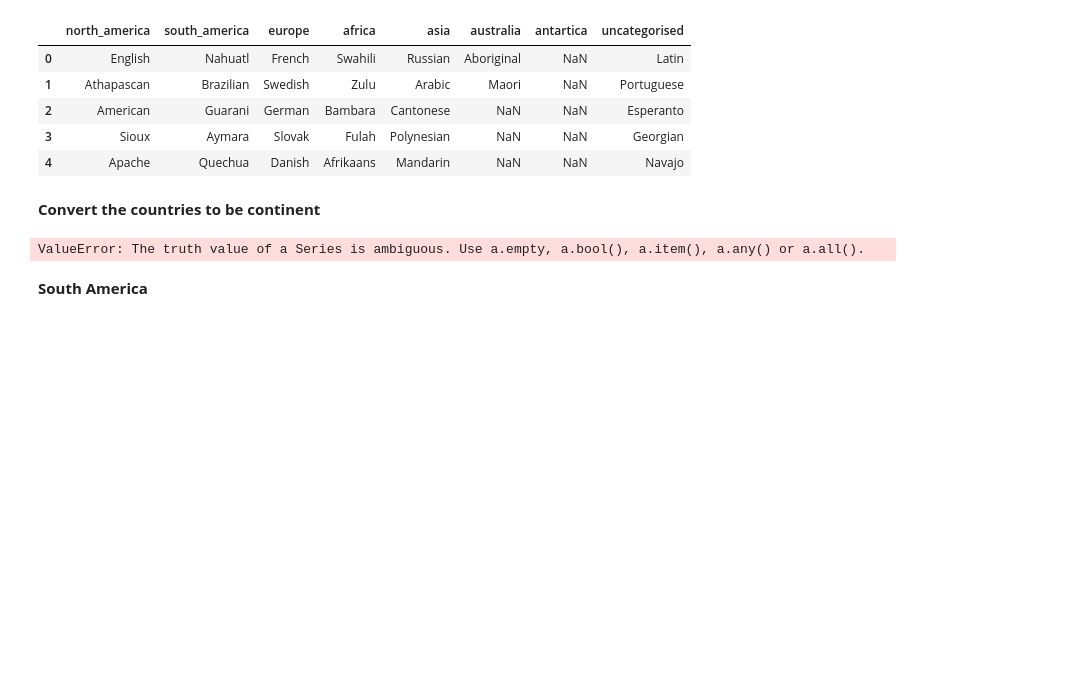
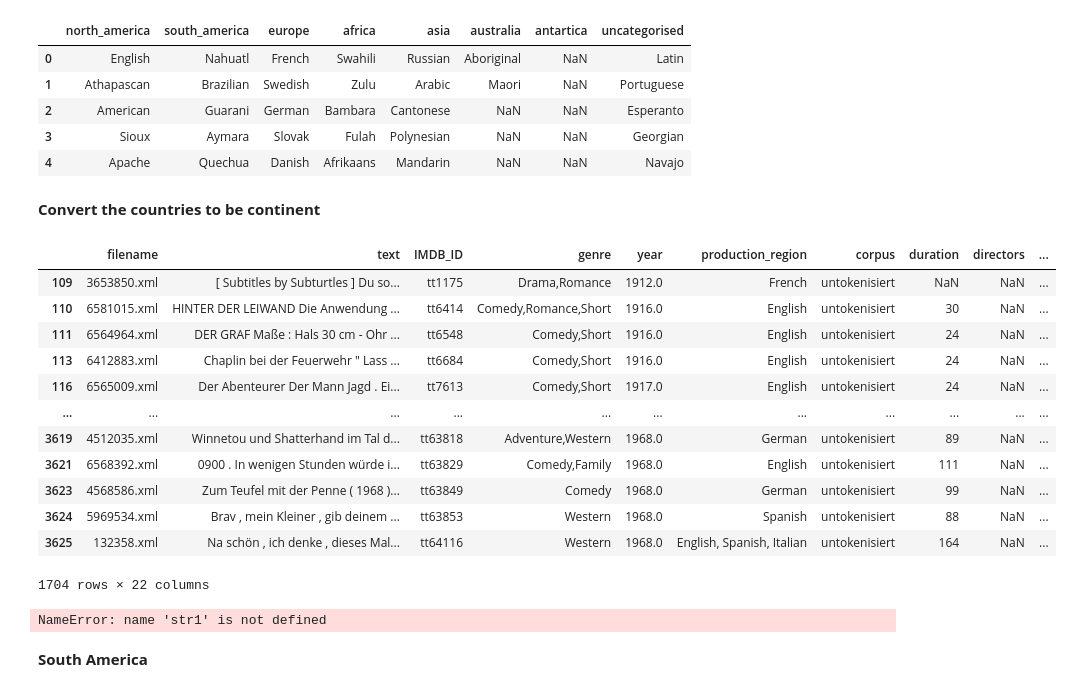
Before and after one commit to LennartKeller/SubtitleClustering, a Jupyter notebook: notebooks/Diana_ClusteringProdRegion.ipynb, the cells around one changed output. Drawn from its saved outputs; the diff is of its cells as text; code cells hidden in the pictures; blank space fills up the shorter version.

```diff
--- a/notebooks/Diana_ClusteringProdRegion.ipynb
+++ b/notebooks/Diana_ClusteringProdRegion.ipynb
@@ -265,14 +265,52 @@ continent.head()
 | 4 | Apache | Quechua | Danish | Afrikaans | Mandarin | NaN | NaN | Navajo |
 # %% [markdown]
 **Convert the countries to be continent**
+# %%
+df['production_continent'] = df.production_region
+production_continent =  df.production_continent
+
+#north_america = [continent.north_america]
+#south_america = [continent.south_america]
+#europe = [continent.europe]
+#africa = [continent.africa]
+#asia = [continent.asia]
+#australia = [continent.australia]
+#antartica = [continent.antartica]
+#uncategorised = [continent.uncategorised]
+
+north_america = continent['north_america']
+continent1 = production_continent.replace([north_america],'North America')
+
+europe = continent['europe']
+continent2 = continent1.replace([europe],'Europe')
+
+df['production_continent'] = continent2
+
+df[:1704]
+# %% [output]
+|  | filename | text | IMDB_ID | genre | year | production_region | corpus | duration | directors | ... |
+| 109 | 3653850.xml | [ Subtitles by Subturtles ] Du so... | tt1175 | Drama,Romance | 1912.0 | French | untokenisiert | NaN | NaN | ... |
+| 110 | 6581015.xml | HINTER DER LEIWAND Die Anwendung ... | tt6414 | Comedy,Romance,Short | 1916.0 | English | untokenisiert | 30 | NaN | ... |
+| 111 | 6564964.xml | DER GRAF Maße : Hals 30 cm - Ohr ... | tt6548 | Comedy,Short | 1916.0 | English | untokenisiert | 24 | NaN | ... |
+| 113 | 6412883.xml | Chaplin bei der Feuerwehr " Lass ... | tt6684 | Comedy,Short | 1916.0 | English | untokenisiert | 24 | NaN | ... |
+| 116 | 6565009.xml | Der Abenteurer Der Mann Jagd . Ei... | tt7613 | Comedy,Short | 1917.0 | English | untokenisiert | 24 | NaN | ... |
+| ... | ... | ... | ... | ... | ... | ... | ... | ... | ... | ... |
+| 3619 | 4512035.xml | Winnetou und Shatterhand im Tal d... | tt63818 | Adventure,Western | 1968.0 | German | untokenisiert | 89 | NaN | ... |
+| 3621 | 6568392.xml | 0900 . In wenigen Stunden würde i... | tt63829 | Comedy,Family | 1968.0 | English | untokenisiert | 111 | NaN | ... |
+| 3623 | 4568586.xml | Zum Teufel mit der Penne ( 1968 )... | tt63849 | Comedy | 1968.0 | German | untokenisiert | 99 | NaN | ... |
+| 3624 | 5969534.xml | Brav , mein Kleiner , gib deinem ... | tt63853 | Western | 1968.0 | Spanish | untokenisiert | 88 | NaN | ... |
+| 3625 | 132358.xml | Na schön , ich denke , dieses Mal... | tt64116 | Western | 1968.0 | English, Spanish, Italian | untokenisiert | 164 | NaN | ... |
+1704 rows × 22 columns
 # %%
-df['production_continent'] = df.production_region
+
 
 def Convert(string):
     li = list(string.split(", "))
     return li
 
 Convert(str1)
+# %% [output]
+NameError: name 'str1' is not defined
 # %%
 north_america = [continent.north_america]
 south_america = [continent.south_america]
@@ -311,8 +349,6 @@ for y in df.production_continent:
 production_continent = df['production_continent']
 
 df.head()
-# %% [output]
-ValueError: The truth value of a Series is ambiguous. Use a.empty, a.bool(), a.item(), a.any() or a.all().
 # %%
  count = 0
     for x in y:
```
Also changed, not shown: parts of 5 cells of this notebook.
